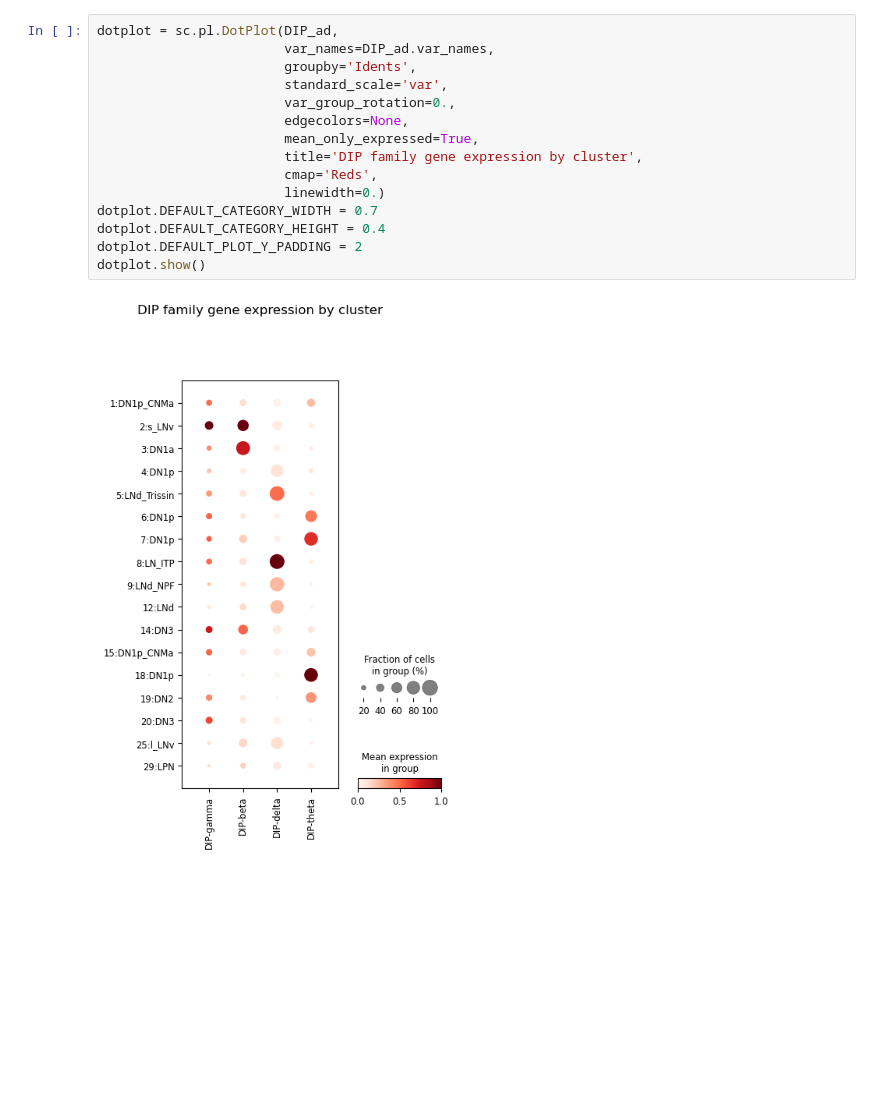
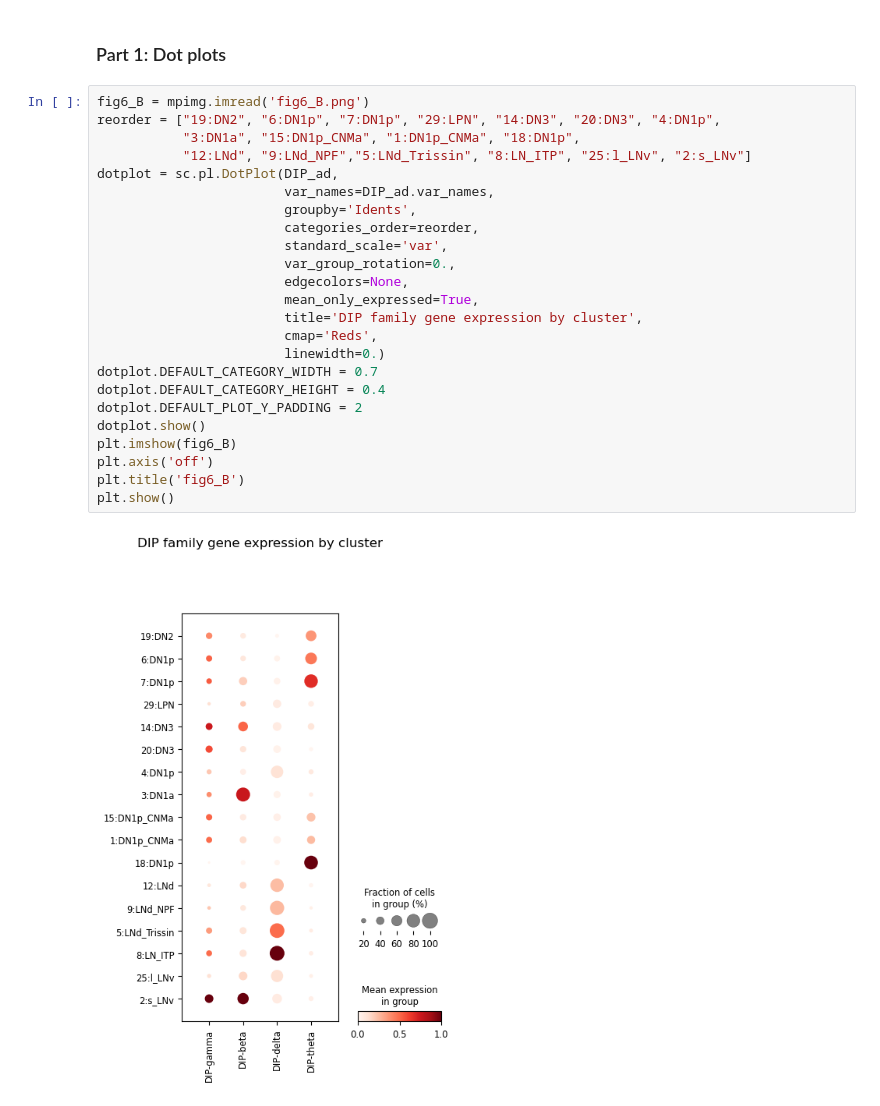
Before and after one commit to gonzagrau/circadian-drosophilia-viewer, a Jupyter notebook: test_rosbach_figures.ipynb, the cells around one changed output. Saved outputs shown, nothing was run; the diff lists cells and outputs as text; blank space fills up the shorter version.

Commit message:
added single gene scatter

```diff
--- a/test_rosbach_figures.ipynb
+++ b/test_rosbach_figures.ipynb
@@ -28,17 +53,28 @@ AnnData object with n_obs × n_vars = 2615 × 4
+# %% [markdown]
+### Part 1: Dot plots
 # %%
+fig6_B = mpimg.imread('fig6_B.png')
+reorder = ["19:DN2", "6:DN1p", "7:DN1p", "29:LPN", "14:DN3", "20:DN3", "4:DN1p",
+           "3:DN1a", "15:DN1p_CNMa", "1:DN1p_CNMa", "18:DN1p",
+           "12:LNd", "9:LNd_NPF","5:LNd_Trissin", "8:LN_ITP", "25:l_LNv", "2:s_LNv"]
 dotplot = sc.pl.DotPlot(DIP_ad,
                         var_names=DIP_ad.var_names,
                         groupby='Idents',
+                        categories_order=reorder,
                         standard_scale='var',
                         var_group_rotation=0.,
                         edgecolors=None,
                         mean_only_expressed=True,
                         title='DIP family gene expression by cluster',
                         cmap='Reds',
                         linewidth=0.)
 dotplot.DEFAULT_CATEGORY_WIDTH = 0.7
 dotplot.DEFAULT_CATEGORY_HEIGHT = 0.4
 dotplot.DEFAULT_PLOT_Y_PADDING = 2
 dotplot.show()
+plt.imshow(fig6_B)
+plt.axis('off')
+plt.title('fig6_B')
+plt.show()
 # %% [output]
-[figure, old version]
+[figure, new version]
```
Also changed, not shown: parts of 5 cells of this notebook, 2 other files.
